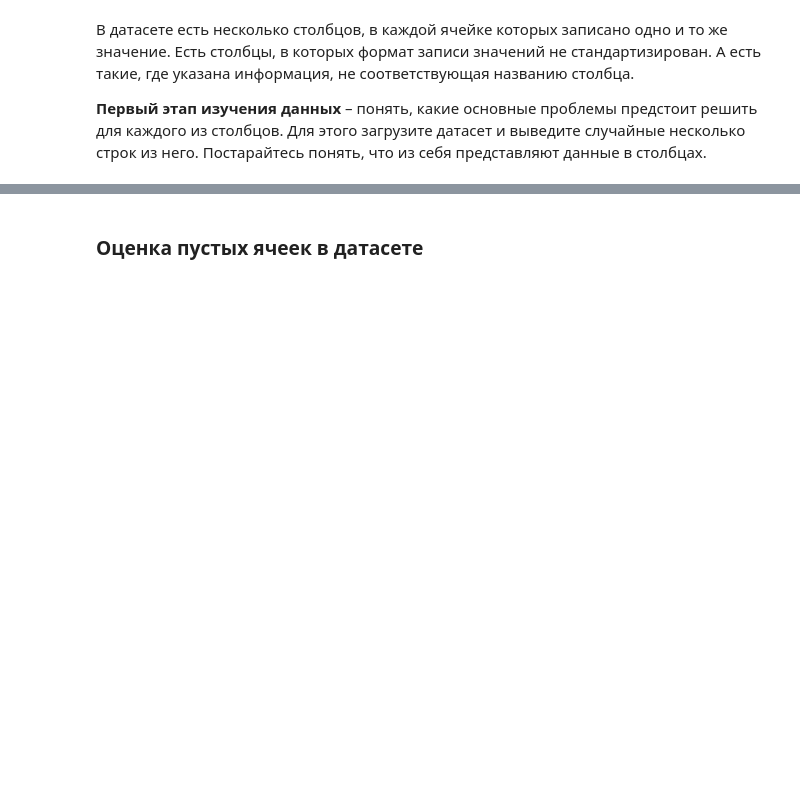
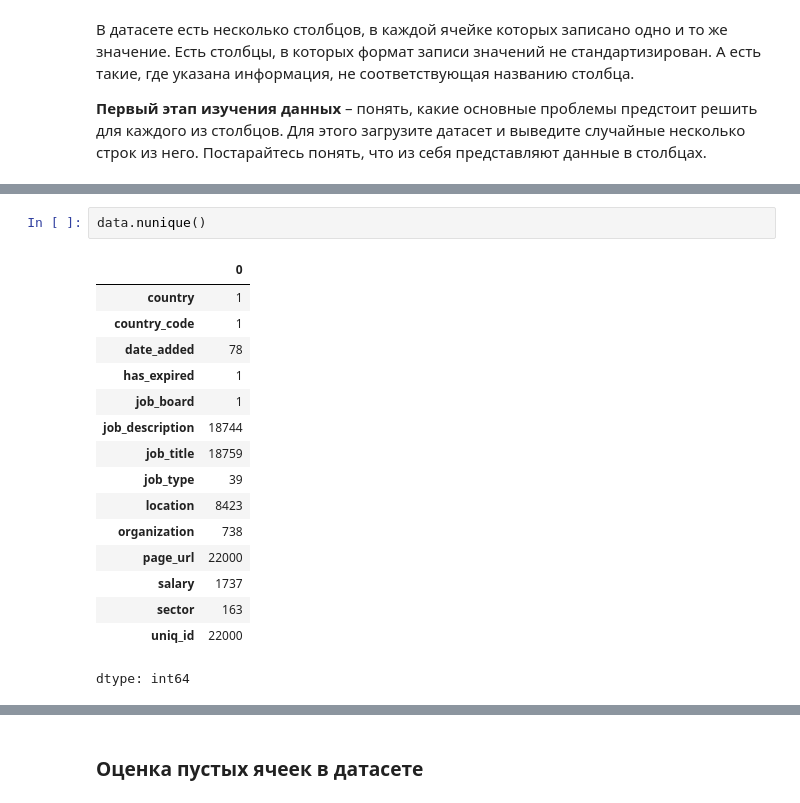
Before and after one commit to Sap-Artem/visualization_lab3, a Jupyter notebook: lab3.ipynb, the cells around one changed output, grey strips where cells are left out. Saved outputs shown, nothing was run; the diff lists cells and outputs as text; blank space fills up the shorter version.

```diff
--- a/lab3.ipynb
+++ b/lab3.ipynb
@@ -73,0 +82,19 @@ import seaborn as sns
+# %%
+data.nunique()
+# %% [output]
+|  | 0 |
+| country | 1 |
+| country_code | 1 |
+| date_added | 78 |
+| has_expired | 1 |
+| job_board | 1 |
+| job_description | 18744 |
+| job_title | 18759 |
+| job_type | 39 |
+| location | 8423 |
+| organization | 738 |
+| page_url | 22000 |
+| salary | 1737 |
+| sector | 163 |
+| uniq_id | 22000 |
+dtype: int64
```
Also changed, not shown: parts of 4 cells of this notebook.
